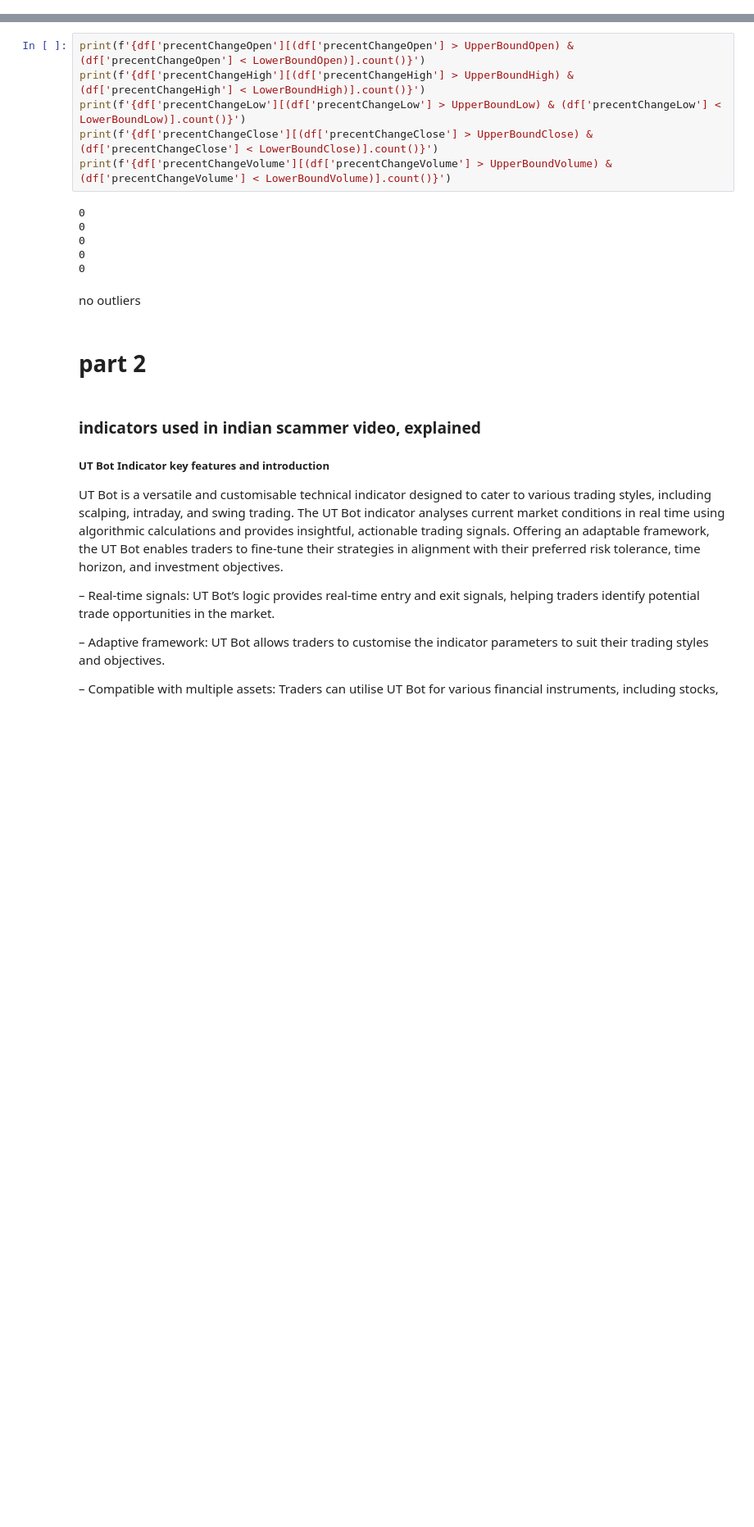
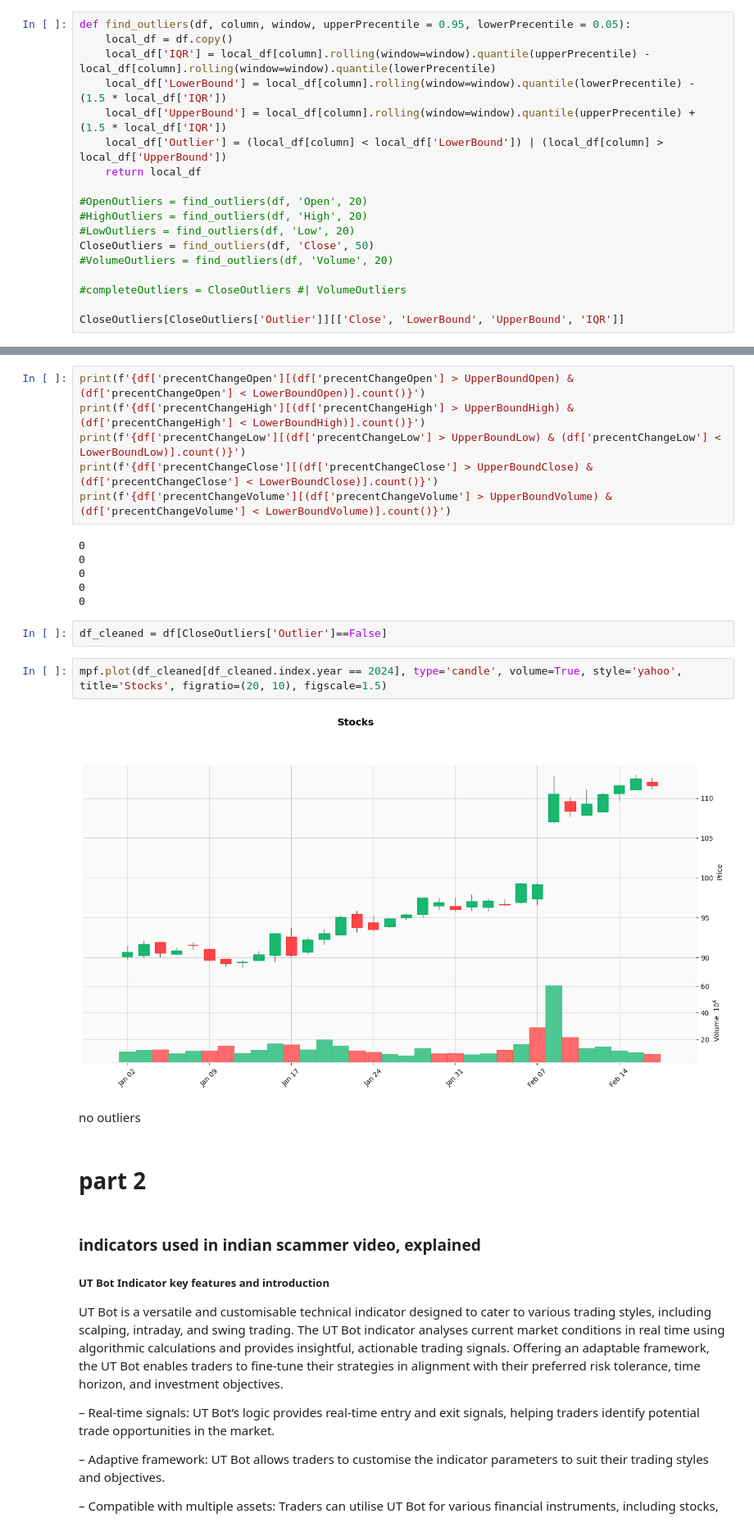
Before and after one commit to HillelCharbit/Trading-Algorithm-Project---google-trends, a Jupyter notebook: tom_jupyter_notebook.ipynb, the cells around one changed output, grey strips where cells are left out. Shown at 82% size. Cells and saved outputs as stored; diff of their text form; blank space fills up the shorter version.

```diff
--- a/tom_jupyter_notebook.ipynb
+++ b/tom_jupyter_notebook.ipynb
@@ -109,0 +167,18 @@ LowerBoundLow = df['precentChangeLow'].quantile(0.25) - (n * IQRLow)
+# %%
+def find_outliers(df, column, window, upperPrecentile = 0.95, lowerPrecentile = 0.05):
+    local_df = df.copy()
+    local_df['IQR'] = local_df[column].rolling(window=window).quantile(upperPrecentile) - local_df[column].rolling(window=window).quantile(lowerPrecentile)
+    local_df['LowerBound'] = local_df[column].rolling(window=window).quantile(lowerPrecentile) - (1.5 * local_df['IQR'])
+    local_df['UpperBound'] = local_df[column].rolling(window=window).quantile(upperPrecentile) + (1.5 * local_df['IQR'])
+    local_df['Outlier'] = (local_df[column] < local_df['LowerBound']) | (local_df[column] > local_df['UpperBound'])
+    return local_df
+
+#OpenOutliers = find_outliers(df, 'Open', 20)
+#HighOutliers = find_outliers(df, 'High', 20)
+#LowOutliers = find_outliers(df, 'Low', 20)
+CloseOutliers = find_outliers(df, 'Close', 50)
+#VolumeOutliers = find_outliers(df, 'Volume', 20)
+
+#completeOutliers = CloseOutliers #| VolumeOutliers
+
+CloseOutliers[CloseOutliers['Outlier']][['Close', 'LowerBound', 'UpperBound', 'IQR']]
@@ -119,6 +201,12 @@ print(f'{df['precentChangeVolume'][(df['precentChangeVolume'] > UpperBoundVolume
 0
 0
 0
+# %%
+df_cleaned = df[CloseOutliers['Outlier']==False]
+# %%
+mpf.plot(df_cleaned[df_cleaned.index.year == 2024], type='candle', volume=True, style='yahoo', title='Stocks', figratio=(20, 10), figscale=1.5)
+# %% [output]
+[figure, added]
 # %% [markdown]
 no outliers
 # %% [markdown]
```
Also changed, not shown: parts of 11 cells of this notebook.
